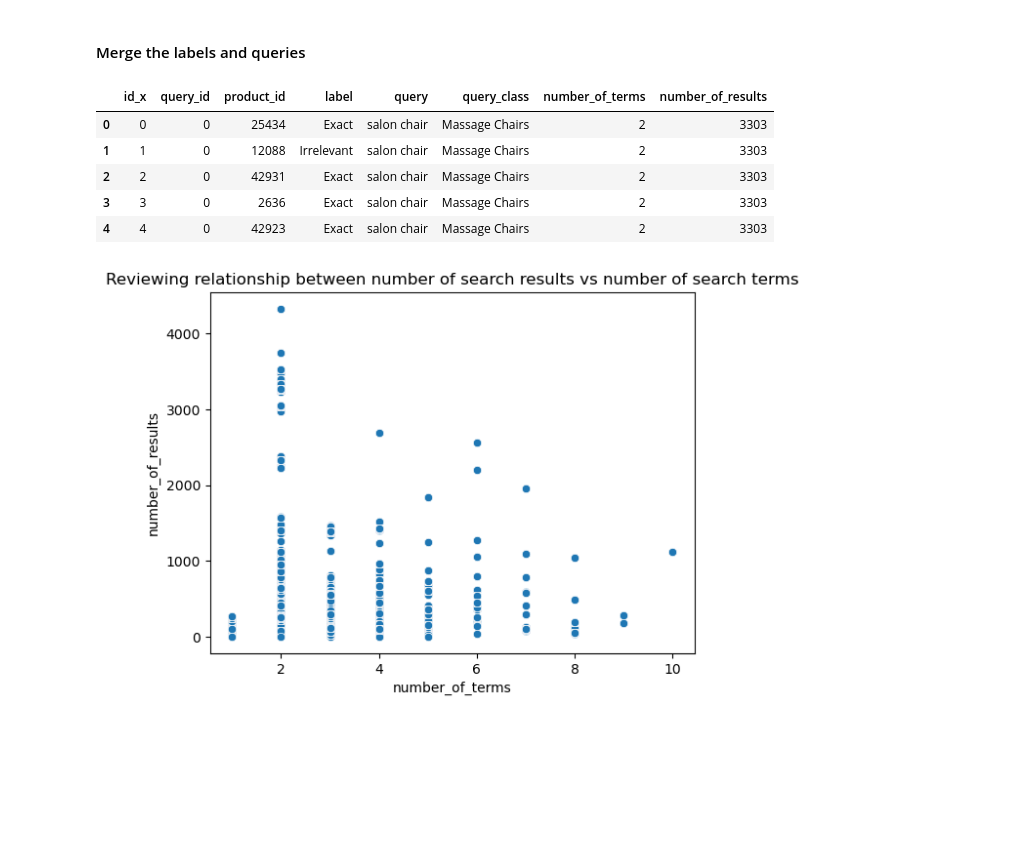
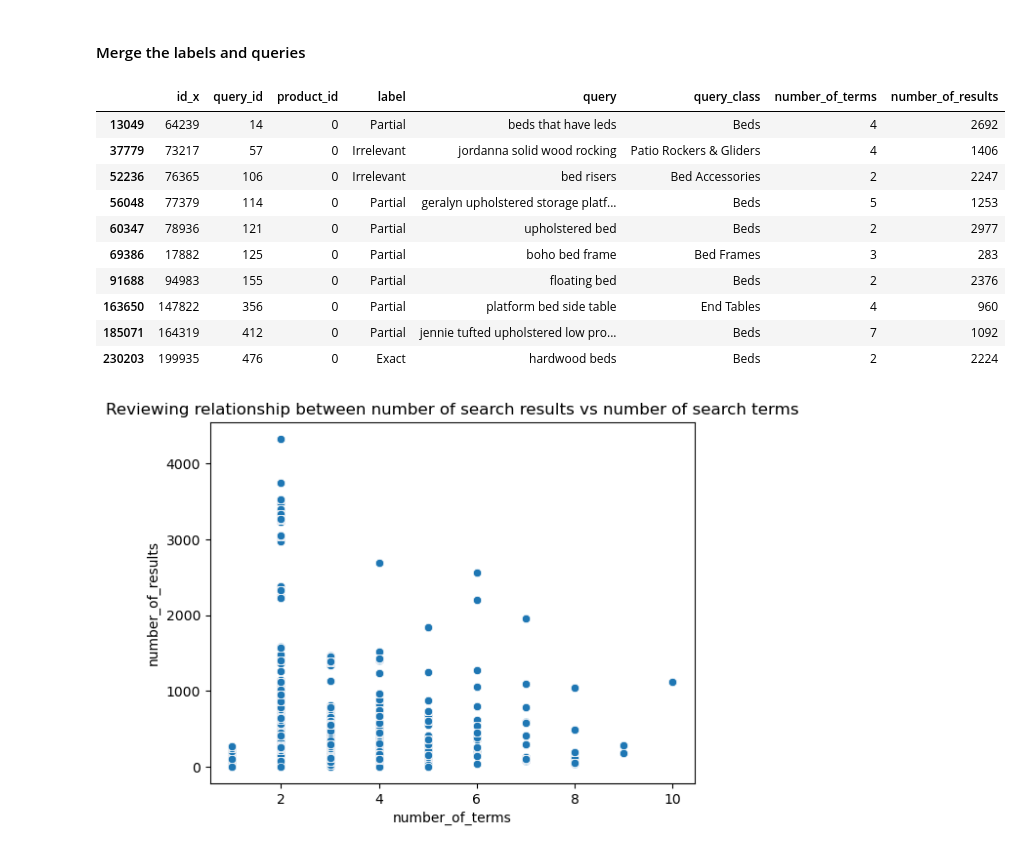
Before and after one commit to jforster19/Data620, a Jupyter notebook: Final Project.ipynb, the cells around one changed output. Saved outputs shown, nothing was run; the diff lists cells and outputs as text; code cells hidden in the pictures; blank space fills up the shorter version.

```diff
--- a/Final Project.ipynb
+++ b/Final Project.ipynb
@@ -110,15 +110,20 @@ The shape of the dataset appears to be approximately normal aside from a minor s
 # %%
 label_query_df = pd.merge(label_df,query_df,how='inner',on='query_id')
 label_query_df = pd.merge(label_query_df,grouped_query_df,how='inner',left_on='query_id',right_index=True)
 label_query_df.rename(columns={'id_y':'number_of_results'},inplace=True)
-label_query_df.head()
+label_query_df[label_query_df["product_id"]==0]
 # %% [output]
 |  | id_x | query_id | product_id | label | query | query_class | number_of_terms | number_of_results |
-| 0 | 0 | 0 | 25434 | Exact | salon chair | Massage Chairs | 2 | 3303 |
-| 1 | 1 | 0 | 12088 | Irrelevant | salon chair | Massage Chairs | 2 | 3303 |
-| 2 | 2 | 0 | 42931 | Exact | salon chair | Massage Chairs | 2 | 3303 |
-| 3 | 3 | 0 | 2636 | Exact | salon chair | Massage Chairs | 2 | 3303 |
-| 4 | 4 | 0 | 42923 | Exact | salon chair | Massage Chairs | 2 | 3303 |
+| 13049 | 64239 | 14 | 0 | Partial | beds that have leds | Beds | 4 | 2692 |
+| 37779 | 73217 | 57 | 0 | Irrelevant | jordanna solid wood rocking | Patio Rockers & Gliders | 4 | 1406 |
+| 52236 | 76365 | 106 | 0 | Irrelevant | bed risers | Bed Accessories | 2 | 2247 |
+| 56048 | 77379 | 114 | 0 | Partial | geralyn upholstered storage platf... | Beds | 5 | 1253 |
+| 60347 | 78936 | 121 | 0 | Partial | upholstered bed | Beds | 2 | 2977 |
+| 69386 | 17882 | 125 | 0 | Partial | boho bed frame | Bed Frames | 3 | 283 |
+| 91688 | 94983 | 155 | 0 | Partial | floating bed | Beds | 2 | 2376 |
+| 163650 | 147822 | 356 | 0 | Partial | platform bed side table | End Tables | 4 | 960 |
+| 185071 | 164319 | 412 | 0 | Partial | jennie tufted upholstered low pro... | Beds | 7 | 1092 |
+| 230203 | 199935 | 476 | 0 | Exact | hardwood beds | Beds | 2 | 2224 |
 # %%
 sns.scatterplot(x='number_of_terms',y='number_of_results',data=label_query_df).set_title('Reviewing relationship between number of search results vs number of search terms')
 plt.show();
```
Also changed, not shown: parts of 4 cells of this notebook.
